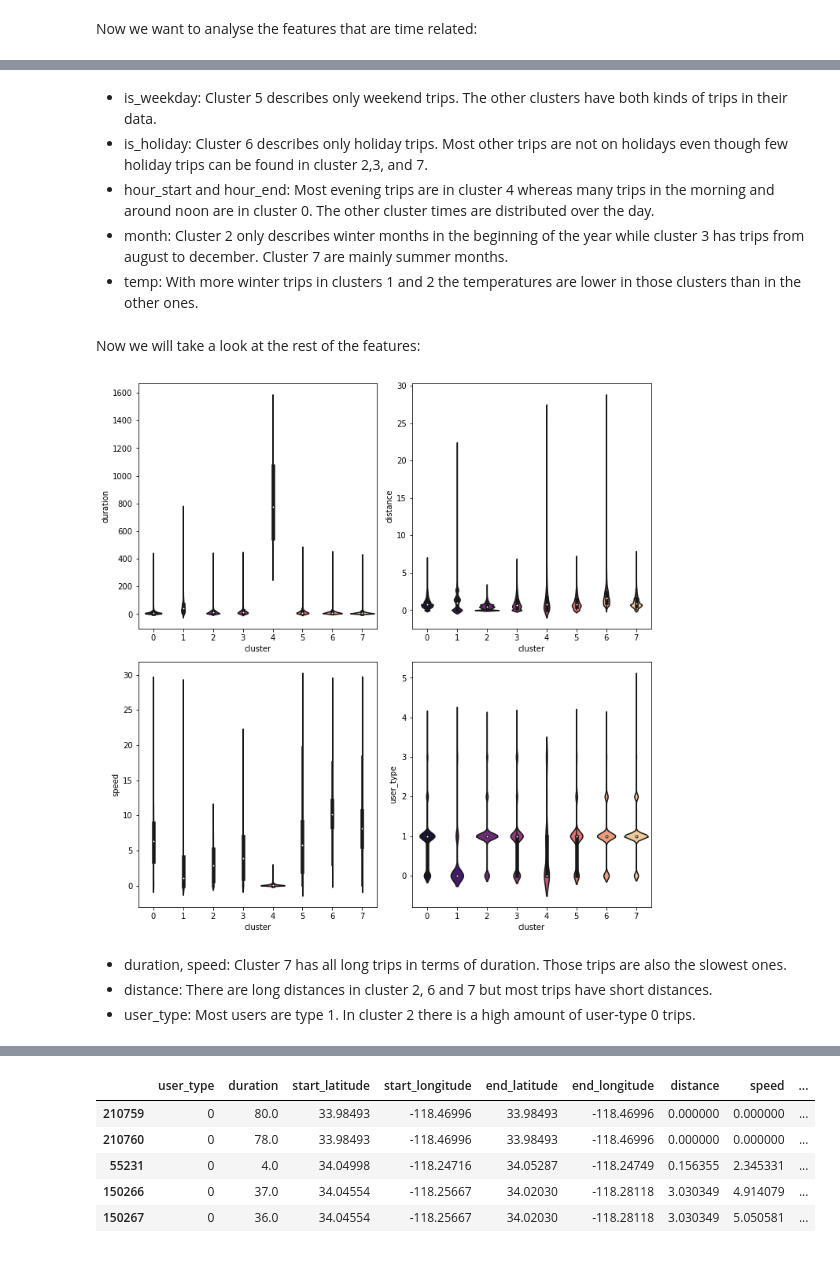
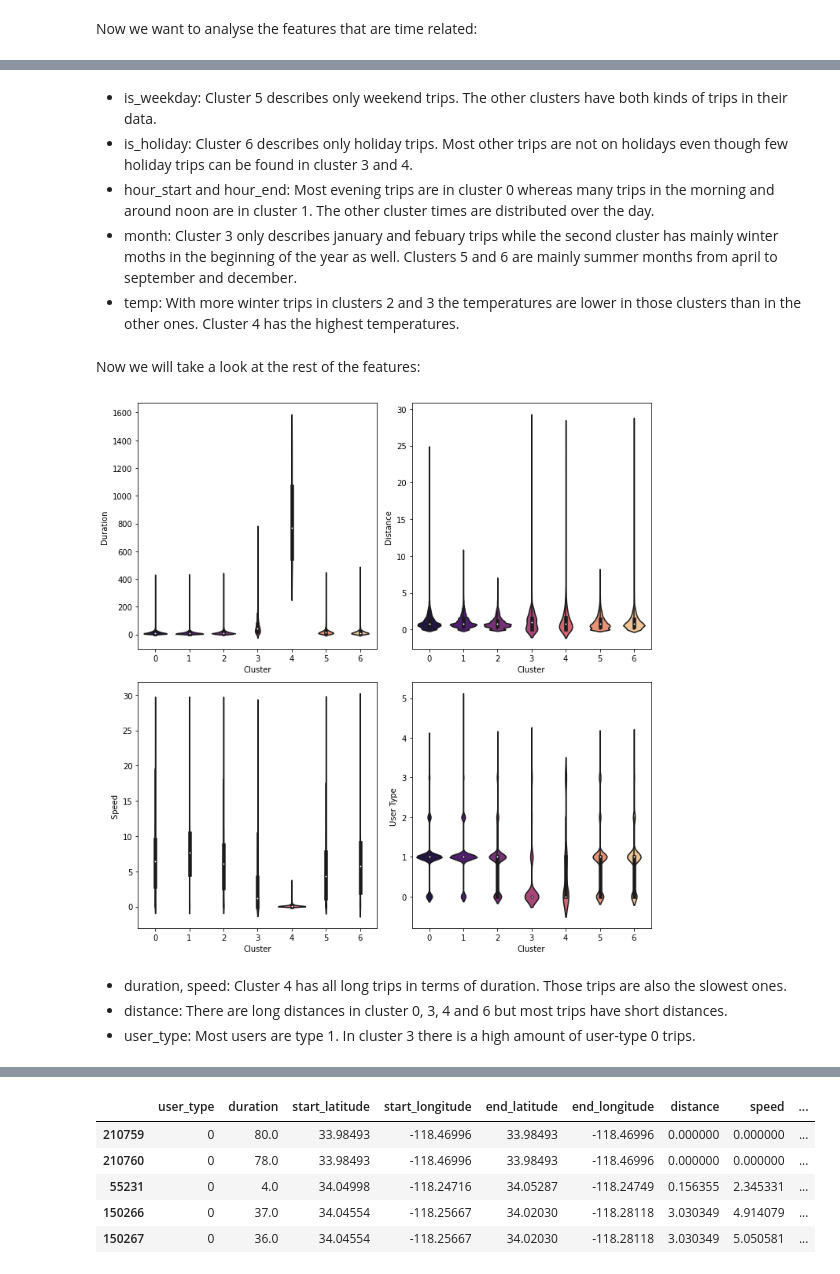
Before and after one commit to katekuian/aa_2021_magma, a Jupyter notebook: 03_cluster_analysis/00_cluster_trip_types.ipynb, the cells around one changed output, grey strips where cells are left out. Drawn from its saved outputs; the diff is of its cells as text; code cells hidden in the pictures.

Commit message:
Update Cluster Analysis

```diff
--- a/03_cluster_analysis/00_cluster_trip_types.ipynb
+++ b/03_cluster_analysis/00_cluster_trip_types.ipynb
@@ -220,7 +223,7 @@ losses = []
 
 # train each model and save losses
 for k in range(k_max):
-    model = KMeans(n_clusters=k + 1, )
+    model = KMeans(n_clusters=k + 1, random_state=4711)
     model.fit(X_scaled)
     clusters.append(k + 1)
     losses.append(model.inertia_)
@@ -242,6 +245,6 @@ The loss of course decreases with the quantity of clusters. Because we already h
 # %%
-# run again with k=8
-eight_means = KMeans(n_clusters=8, random_state=4711)
-eight_means.fit(X_scaled)
-eight_means.predict(X_scaled)
+# run again with k=7
+seven_means = KMeans(n_clusters=7, random_state=4711)
+seven_means.fit(X_scaled)
+seven_means.predict(X_scaled)
 # %% [output]
@@ -272,7 +274,7 @@ In the table showing the centers we can already see some interesting points. For
 Now we will analyse each cluster to label it.
 # %%
 # map cluster to data
-X["cluster"] = eight_means.labels_
+X["cluster"] = seven_means.labels_
 # %%
 # function for plotting comparing clusters in different features
 def show_cluster_values(columns):
@@ -286,8 +288,10 @@ def show_cluster_values(columns):
             y=X[col],
             data=X,
             palette="magma",
-            ax=axs[plots_row][plots_col],
+            ax=axs[plots_row][plots_col]
         )
+        axs[plots_row][plots_col].set_xlabel("Cluster")
+        axs[plots_row][plots_col].set_ylabel("".join(l.capitalize() + " " for l in col.replace("_"," ").split()))
         if plots_col == 1:
             plots_row = plots_row + 1
             plots_col = 0
@@ -319,18 +323,20 @@ show_cluster_values(
 # %% [markdown]
 - is_weekday: Cluster 5 describes only weekend trips. The other clusters have both kinds of trips in their data.
-- is_holiday: Cluster 6 describes only holiday trips. Most other trips are not on holidays even though few holiday trips can be found in cluster 2,3, and 7.
-- hour_start and hour_end: Most evening trips are in cluster 4 whereas many trips in the morning and around noon are in cluster 0. The other cluster times are distributed over the day.
-- month: Cluster 2 only describes winter months in the beginning of the year while cluster 3 has trips from august to december. Cluster 7 are mainly summer months.
-- temp: With more winter trips in clusters 1 and 2 the temperatures are lower in those clusters than in the other ones.
+- is_holiday: Cluster 6 describes only holiday trips. Most other trips are not on holidays even though few holiday trips can be found in cluster 3 and 4.
+- hour_start and hour_end: Most evening trips are in cluster 0 whereas many trips in the morning and around noon are in cluster 1. The other cluster times are distributed over the day.
+- month: Cluster 3 only describes january and febuary trips while the second cluster has mainly winter moths in the beginning of the year as well. Clusters 5 and 6 are mainly summer months from april to september and december.
+- temp: With more winter trips in clusters 2 and 3 the temperatures are lower in those clusters than in the other ones. Cluster 4 has the highest temperatures.
 # %% [markdown]
 Now we will take a look at the rest of the features:
 # %%
-show_cluster_values(["duration", "distance", "speed", "user_type"])
+show_cluster_values(
+    ["duration", "distance", "speed", "user_type"]
+)
 # %% [output]
-[figure, old version]
+[figure, new version]
 # %% [markdown]
-- duration, speed: Cluster 7 has all long trips in terms of duration. Those trips are also the slowest ones.
-- distance: There are long distances in cluster 2, 6 and 7 but most trips have short distances.
-- user_type: Most users are type 1. In cluster 2 there is a high amount of user-type 0 trips.
+- duration, speed: Cluster 4 has all long trips in terms of duration. Those trips are also the slowest ones.
+- distance: There are long distances in cluster 0, 3, 4 and 6 but most trips have short distances.
+- user_type: Most users are type 1. In cluster 3 there is a high amount of user-type 0 trips.
 # %% [markdown]
 If we sum up our findings we can label the clusters as such:
```
Also changed, not shown: parts of 18 cells of this notebook, 1 other file.
